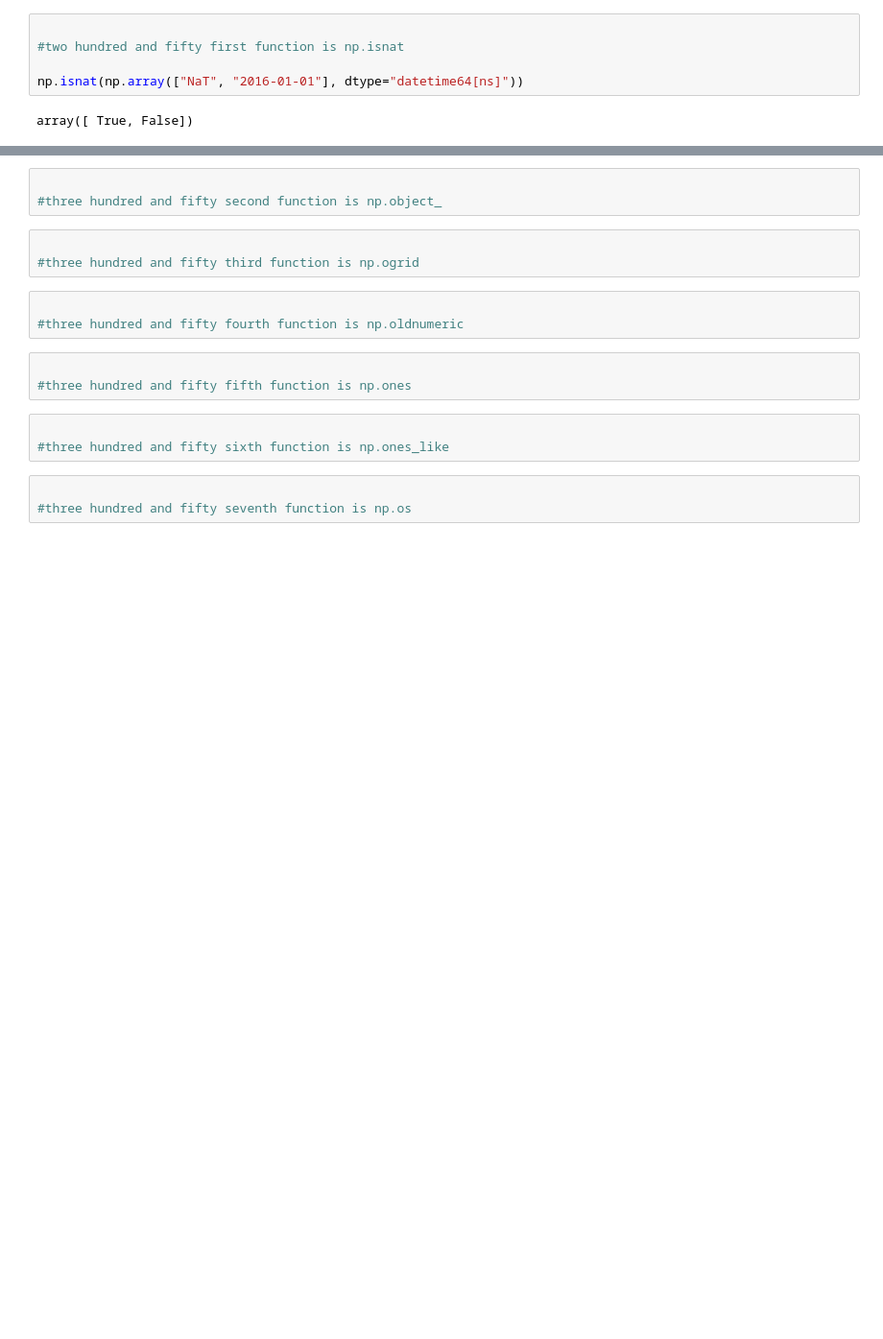
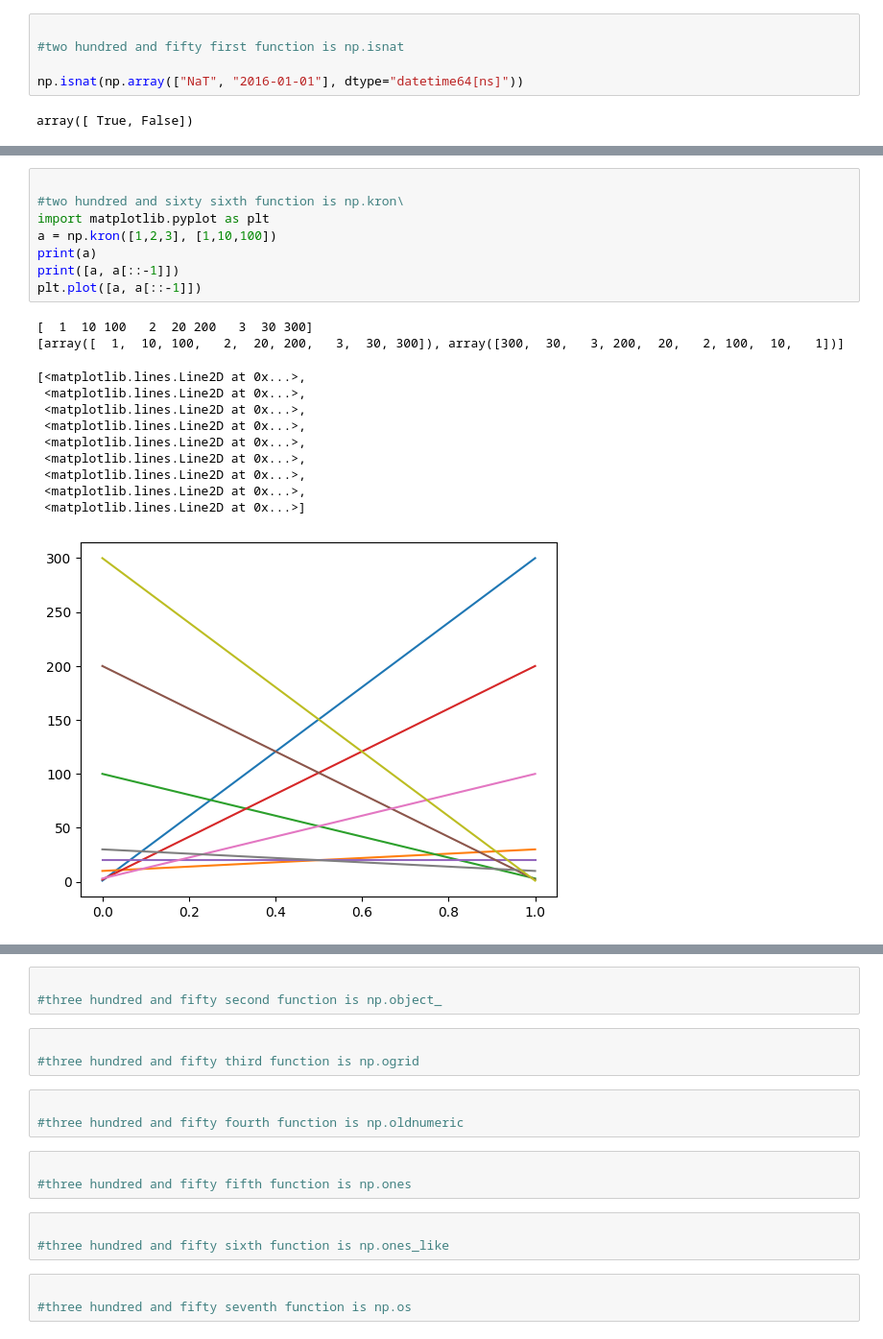
Before and after one commit to IqrorjonCoder/all-numpy-functions, a Jupyter notebook: numpy all functions.ipynb, the cells around one changed output, grey strips where cells are left out. Shown: that part at 96% size. Cells and saved outputs as stored; diff of their text form; blank space fills up the shorter version.

```diff
--- a/numpy all functions.ipynb
+++ b/numpy all functions.ipynb
@@ -1923,0 +2510,21 @@ array([ True, False])
+# %%
+
+#two hundred and sixty sixth function is np.kron\
+import matplotlib.pyplot as plt
+a = np.kron([1,2,3], [1,10,100])
+print(a)
+print([a, a[::-1]])
+plt.plot([a, a[::-1]])
+# %% [output]
+[  1  10 100   2  20 200   3  30 300]
+[array([  1,  10, 100,   2,  20, 200,   3,  30, 300]), array([300,  30,   3, 200,  20,   2, 100,  10,   1])]
+[<matplotlib.lines.Line2D at 0x...>,
+ <matplotlib.lines.Line2D at 0x...>,
+ <matplotlib.lines.Line2D at 0x...>,
+ <matplotlib.lines.Line2D at 0x...>,
+ <matplotlib.lines.Line2D at 0x...>,
+ <matplotlib.lines.Line2D at 0x...>,
+ <matplotlib.lines.Line2D at 0x...>,
+ <matplotlib.lines.Line2D at 0x...>,
+ <matplotlib.lines.Line2D at 0x...>]
+[figure, added]
```
Also changed, not shown: parts of 442 cells of this notebook.
